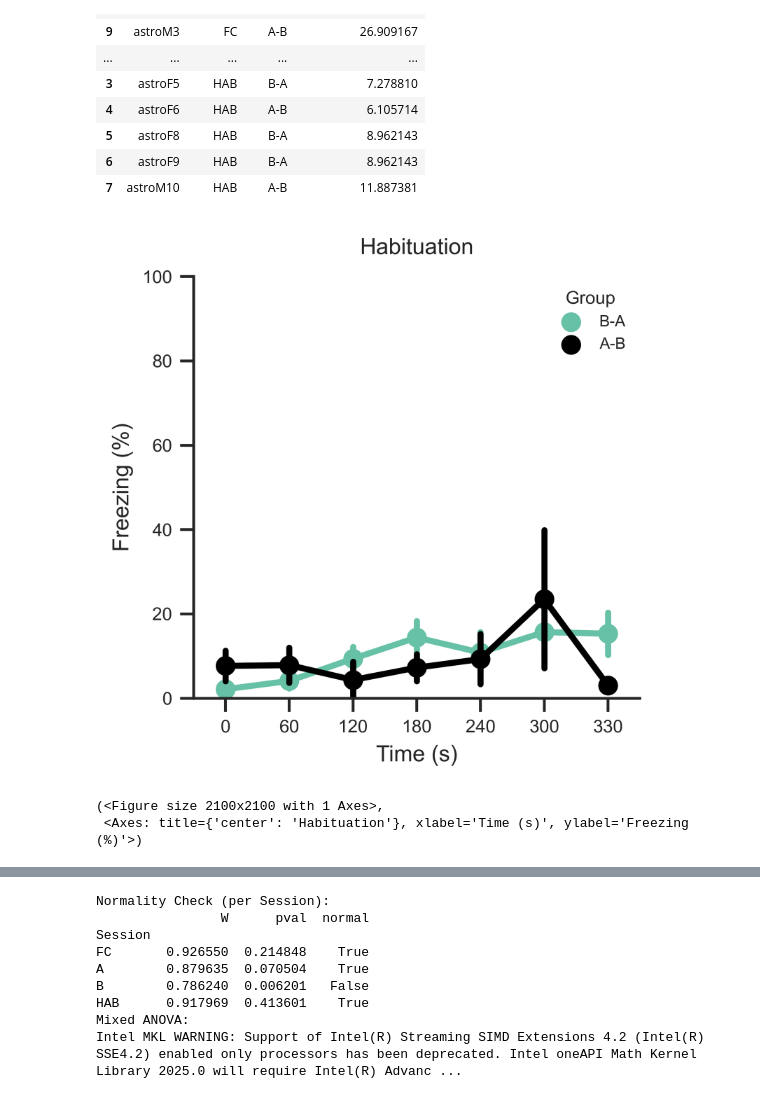
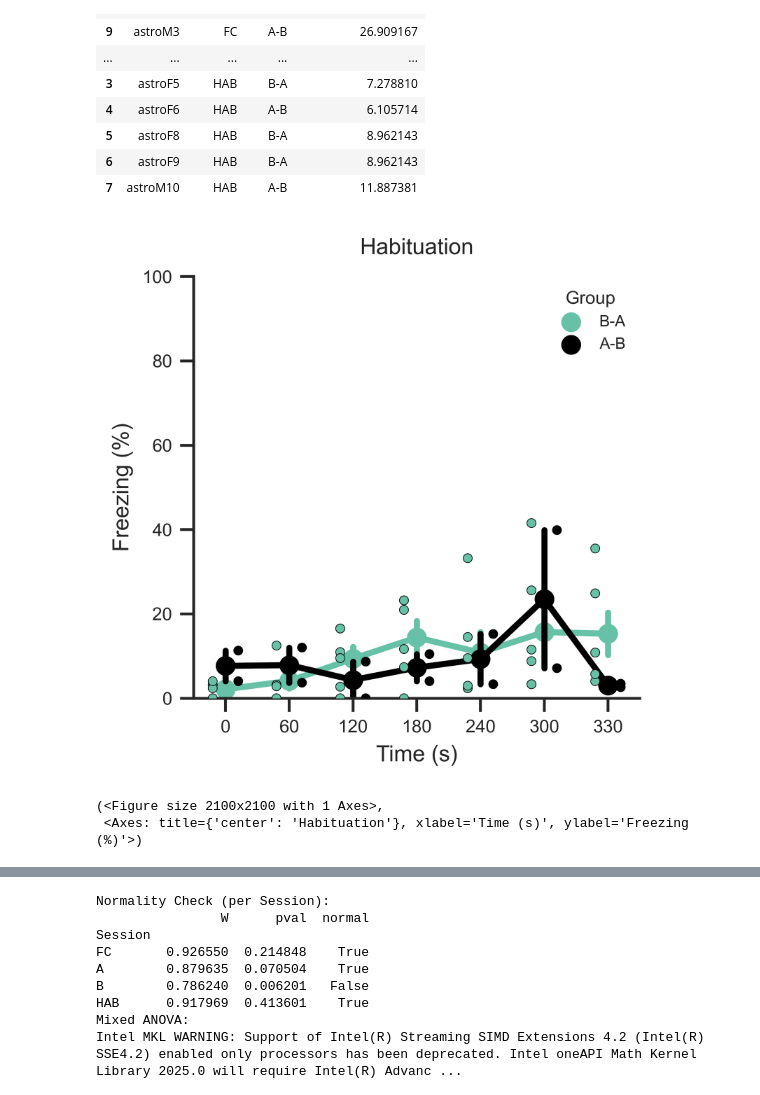
Before and after one commit to rsenne/dCA1_Paper, a Jupyter notebook: onep/Rebecca_Paper_Figures/Rebecca_Analyzes_dCA1_Behavior.ipynb, the cells around one changed output, grey strips where cells are left out. Cells and saved outputs as stored; diff of their text form; code cells hidden in the pictures.

```diff
--- a/onep/Rebecca_Paper_Figures/Rebecca_Analyzes_dCA1_Behavior.ipynb
+++ b/onep/Rebecca_Paper_Figures/Rebecca_Analyzes_dCA1_Behavior.ipynb
@@ -156,10 +155,10 @@ mouse_to_group = {
     'astroM3': 'A-B',
     'astroM4': 'A-B',
     'astroM5': 'A-B',
-    'astroM6': 'A-B',
+    'astroM6': 'B-A',
     'astroM7': 'B-A',
     'astroM8': 'B-A',
-    'astroM9': 'B-A',
+    'astroM9': 'A-B',
     'astroM10': 'A-B',
     'astroF3': 'B-A',
     'astroF5': 'B-A',
@@ -276,9 +275,9 @@ def plot_freezing_across_time(df, title="", save_path=None):
     sns.pointplot(x='bin', y='freezing_percentage', hue='Group', data=df,
                   errorbar='se', ax=ax)
 
-    # sns.stripplot(x='bin', y='freezing_percentage', hue='Group', data=df,
-    #               jitter=False, size=4, linewidth=0.3, edgecolor='black',
-    #               dodge=True, ax=ax)
+    sns.stripplot(x='bin', y='freezing_percentage', hue='Group', data=df,
+                  jitter=False, size=4, linewidth=0.3, edgecolor='black',
+                  dodge=True, ax=ax)
 
     ax.set_ylabel("Freezing (%)", fontsize=10)
     ax.set_xlabel("Time (s)", fontsize=10)
@@ -303,9 +302,9 @@ def plot_freezing_across_time(df, title="", save_path=None):
     plt.show()
     return fig, ax
 # %%
-plot_freezing_across_time(df_hab, title='Habituation', save_path=r'/Users/suthardr/Desktop/Revision Plots/habituation_freezing_time_bygroup_noindividualdots.svg')
+plot_freezing_across_time(df_hab, title='Habituation', save_path=r'/Users/suthardr/Desktop/Revision Plots/habituation_freezing_time_bygroup.svg')
 # %% [output]
-[figure, old version]
+[figure, new version]
 (<Figure size 2100x2100 with 1 Axes>,
  <Axes: title={'center': 'Habituation'}, xlabel='Time (s)', ylabel='Freezing (%)'>)
 # %%
```
Also changed, not shown: parts of 6 cells of this notebook, 2 other files.
